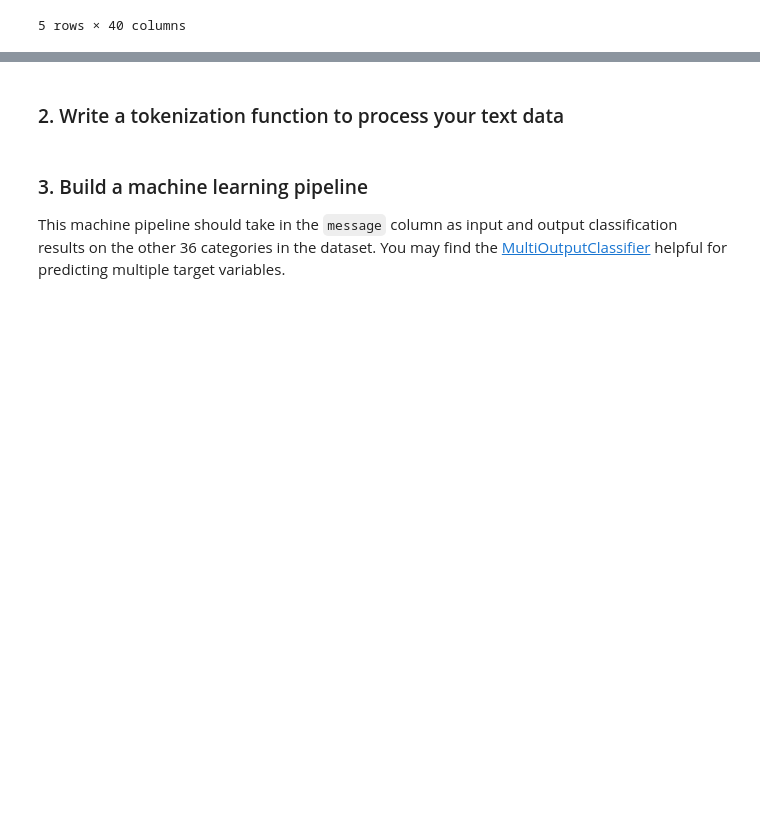
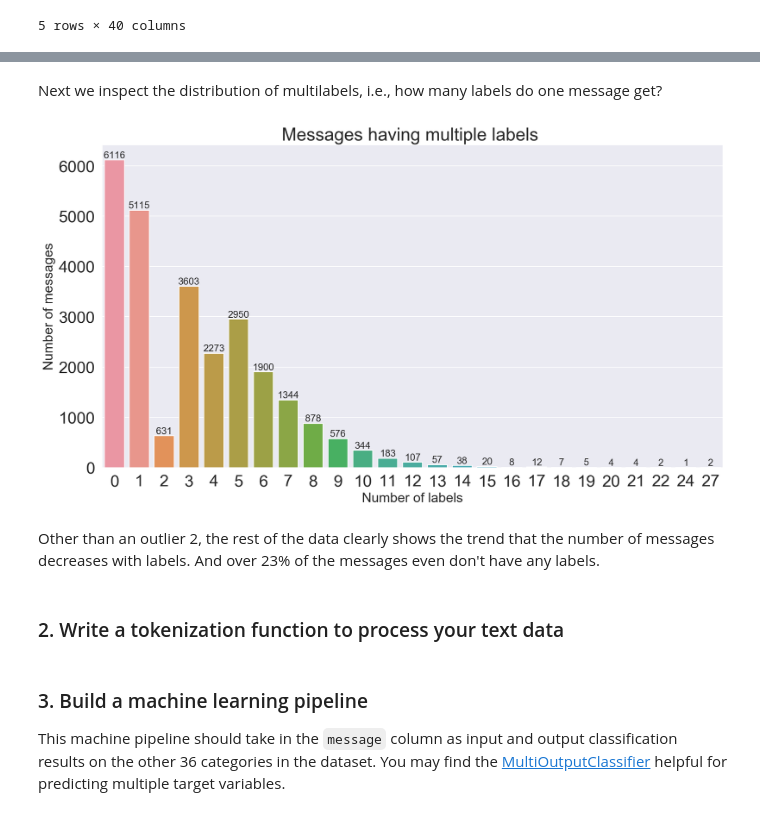
Before and after one commit to suebatista/Disaster-Response-Pipeline-Udacity, a Jupyter notebook: ML Pipeline Preparation.ipynb, the cells around one changed output, grey strips where cells are left out. Saved outputs shown, nothing was run; the diff lists cells and outputs as text; code cells hidden in the pictures; blank space fills up the shorter version.

```diff
--- a/ML Pipeline Preparation.ipynb
+++ b/ML Pipeline Preparation.ipynb
@@ -27,3 +75,26 @@ df.head()
+# %% [markdown]
+Next we inspect the distribution of multilabels, i.e., how many labels do one message get?
+# %%
+rowSums = categories.sum(axis=1)
+multiLabel_counts = rowSums.value_counts().sort_index()
+# multiLabel_counts = multiLabel_counts.iloc[1:]
+sns.set(font_scale = 2)
+plt.figure(figsize=(15,8))
+ax = sns.barplot(multiLabel_counts.index, multiLabel_counts.values)
+plt.title("Messages having multiple labels ")
+plt.ylabel('Number of messages', fontsize=18)
+plt.xlabel('Number of labels', fontsize=18)
+#adding the text labels
+rects = ax.patches
+labels = multiLabel_counts.values
+for rect, label in zip(rects, labels):
+    height = rect.get_height()
+    ax.text(rect.get_x() + rect.get_width()/2, height, label, ha='center', va='bottom', fontsize=13)
+plt.show()
+# %% [output]
+[figure, added]
+# %% [markdown]
+Other than an outlier 2, the rest of the data clearly shows the trend that the number of messages decreases with labels. And over 23% of the messages even don't have any labels.
 # %%
 nltk.download('punkt')
 nltk.download('stopwords')
```
Also changed, not shown: parts of 23 cells of this notebook.
